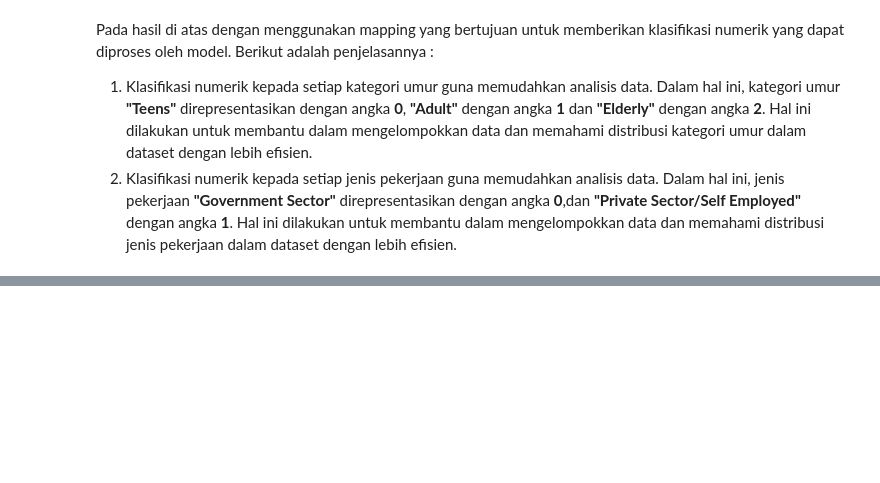
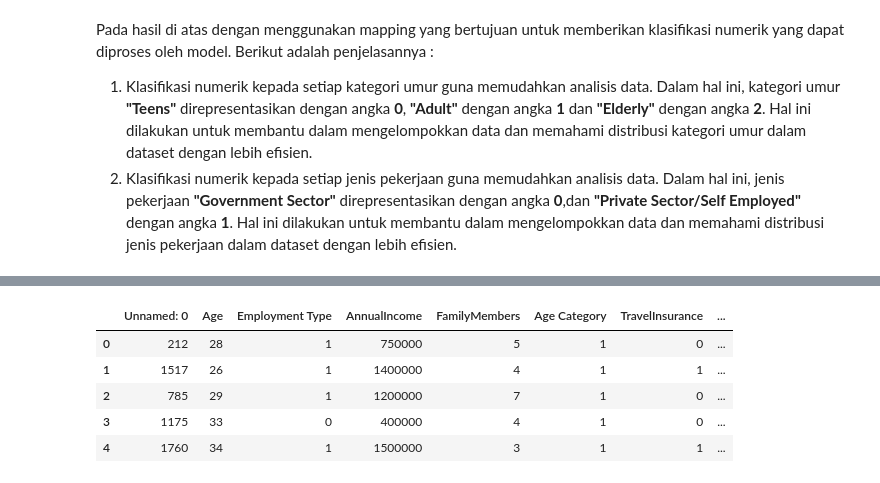
Before and after one commit to aliefAdityaa/Muhammad-Alief-Aditya-2, a Jupyter notebook: Praktikum_DATA_MINING.ipynb, the cells around one changed output, grey strips where cells are left out. Saved outputs shown, nothing was run; the diff lists cells and outputs as text; code cells hidden in the pictures; blank space fills up the shorter version.

```diff
--- a/Praktikum_DATA_MINING.ipynb
+++ b/Praktikum_DATA_MINING.ipynb
@@ -532,0 +668,4 @@ df.to_csv('Data Cleaned.csv',index=False)
+# %%
+knn = KNeighborsClassifier()
+
+knn.fit(x_train_norm, y_train)
@@ -532,0 +687,4 @@ df.to_csv('Data Cleaned.csv',index=False)
+# %%
+dtc = DecisionTreeClassifier()
+
+dtc.fit(x_train_norm, y_train)
@@ -532,0 +703,14 @@ df.to_csv('Data Cleaned.csv',index=False)
+# %%
+gnb_pred = gnb.predict(x_test_norm)
+knn_pred = knn.predict(x_test_norm)
+dtc_pred = dtc.predict(x_test_norm)
+# %%
+x_test = pd.DataFrame(x_test).reset_index(drop=True)
+
+y_test = pd.DataFrame(y_test).reset_index(drop=True)
+
+gnb_col = pd.DataFrame(gnb_pred.astype(int), columns=["gnb_prediction"])
+knn_col = pd.DataFrame(knn_pred.astype(int), columns=["knn_prediction"])
+dtc_col = pd.DataFrame(dtc_pred.astype(int), columns=["dtc_prediction"])
+
+combined_data = pd.concat([x_test, y_test, gnb_col, knn_col, dtc_col], axis=1)
@@ -532,0 +731,9 @@ df.to_csv('Data Cleaned.csv',index=False)
+# %%
+combined_data.head()
+# %% [output]
+|  | Unnamed: 0 | Age | Employment Type | AnnualIncome | FamilyMembers | Age Category | TravelInsurance | ... |
+| 0 | 212 | 28 | 1 | 750000 | 5 | 1 | 0 | ... |
+| 1 | 1517 | 26 | 1 | 1400000 | 4 | 1 | 1 | ... |
+| 2 | 785 | 29 | 1 | 1200000 | 7 | 1 | 0 | ... |
+| 3 | 1175 | 33 | 0 | 400000 | 4 | 1 | 0 | ... |
+| 4 | 1760 | 34 | 1 | 1500000 | 3 | 1 | 1 | ... |
```
Also changed, not shown: parts of 60 cells of this notebook.
